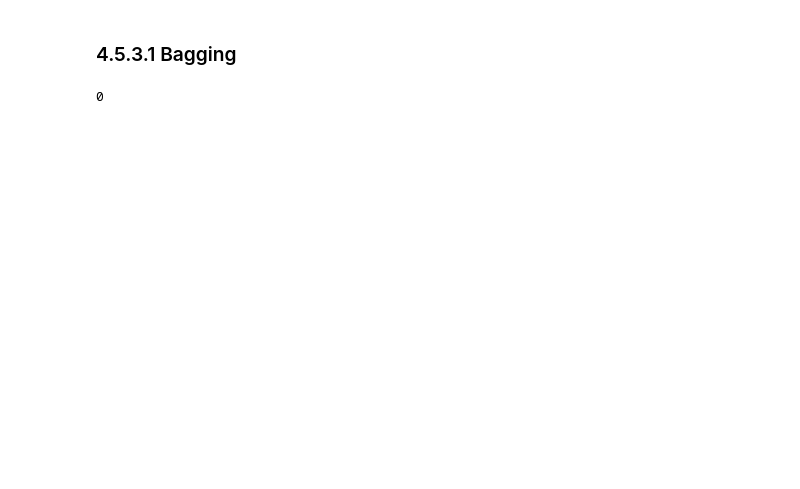
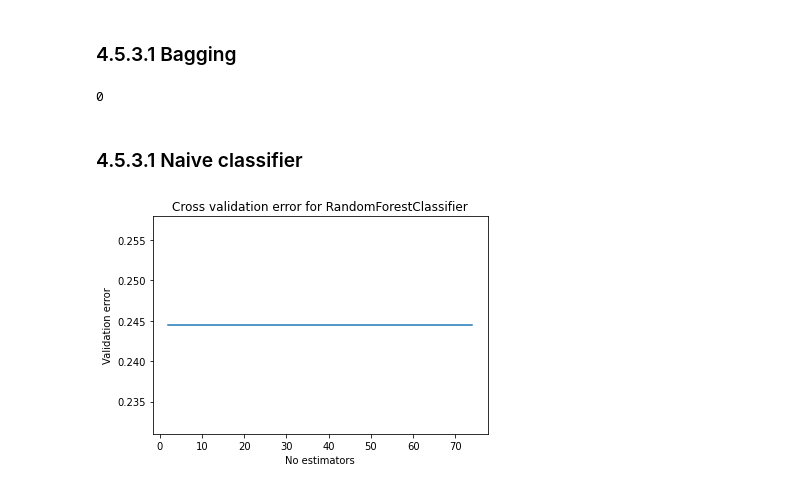
Before and after one commit to emiresenov/StatML-G37, a Jupyter notebook: GroupProject.ipynb, the cells around one changed output. Drawn from its saved outputs; the diff is of its cells as text; code cells hidden in the pictures; blank space fills up the shorter version.

```diff
--- a/GroupProject.ipynb
+++ b/GroupProject.ipynb
@@ -371,3 +386,18 @@ fig.set_figwidth(20)
 plt.show()
 # %% [output]
 0
+# %% [markdown]
+### 4.5.3.1 Naive classifier
+# %%
+# Naive classifier
+np.random.seed(1)
+K = np.arange(2, 75)
+misclassification = crossValidation(K, model_n = 99)
+
+plt.plot(K, misclassification)
+plt.title('Cross validation error for RandomForestClassifier')
+plt.xlabel('No estimators')
+plt.ylabel('Validation error')
+plt.show()
+# %% [output]
+[figure, added]
```
Also changed, not shown: parts of 8 cells of this notebook.
